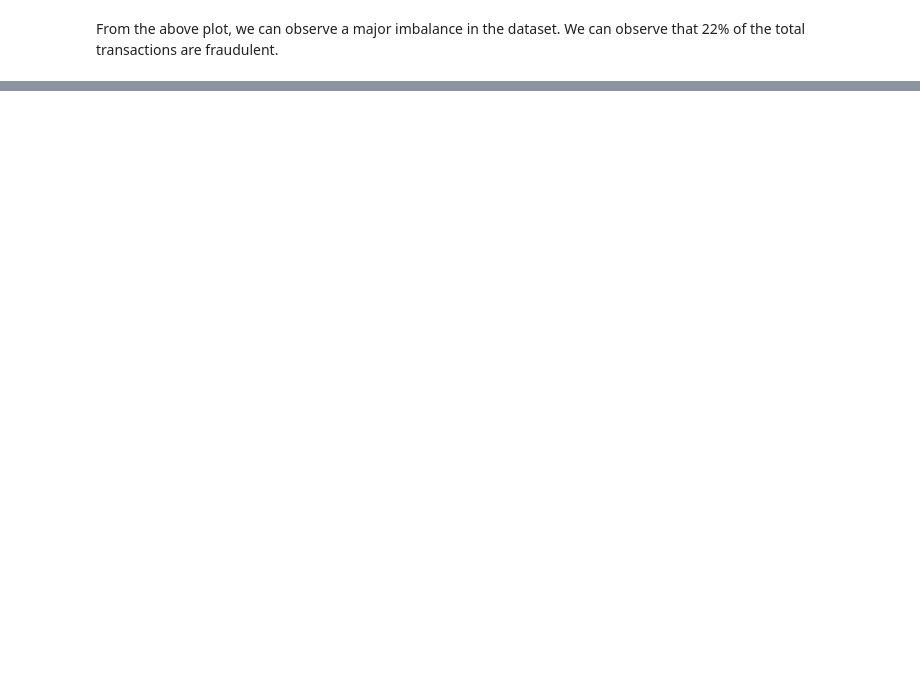
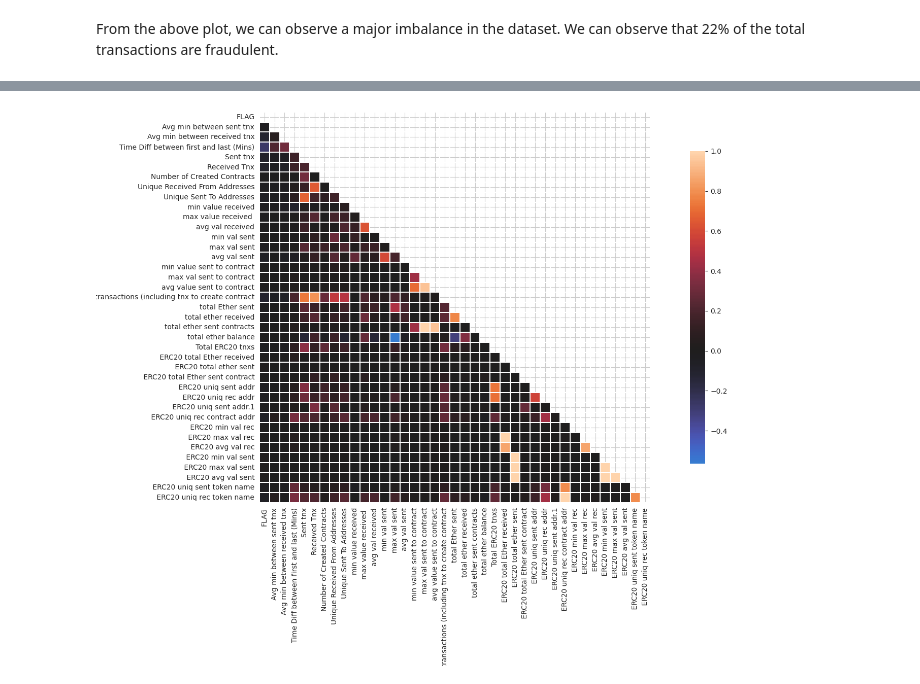
Before and after one commit to krypc-sharath2/EthAI, a Jupyter notebook: EthereumFraud.ipynb, the cells around one changed output, grey strips where cells are left out. Drawn from its saved outputs; the diff is of its cells as text; code cells hidden in the pictures; blank space fills up the shorter version.

```diff
--- a/EthereumFraud.ipynb
+++ b/EthereumFraud.ipynb
@@ -178,0 +295,10 @@ From the above plot, we can observe a major imbalance in the dataset. We can obs
+# %%
+# Drop the two categorical features
+eth_ds.drop(columns=categories , inplace=True)
+# %%
+#Null value treatment
+for col in eth_ds.columns:
+    if(eth_ds[col].isnull().sum()):
+        eth_ds[col].fillna(0,inplace=True)
+    else:
+        print("No Null")
@@ -178,0 +365,10 @@ From the above plot, we can observe a major imbalance in the dataset. We can obs
+# %%
+# Filtering the features with 0 variance
+no_var = eth_ds.var() == 0
+print(eth_ds.var()[no_var])
+print('\n')
+
+# Drop features with 0 variance --- these features will not help in the performance of the model
+eth_ds.drop(eth_ds.var()[no_var].index, axis = 1, inplace = True)
+print(eth_ds.var())
+print(eth_ds.shape)
@@ -178,0 +393,11 @@ From the above plot, we can observe a major imbalance in the dataset. We can obs
+# %%
+# Correlation Analysis
+corr = eth_ds.corr()
+
+mask = np.zeros_like(corr)
+mask[np.triu_indices_from(mask)]=True
+with sns.axes_style('whitegrid'):
+    fig, ax = plt.subplots(figsize=(20,10))
+    sns.heatmap(corr,  mask=mask, annot=False, center=0, linewidths=0.08, square=True,cbar_kws={"shrink": .8})
+# %% [output]
+[figure, added]
```
Also changed, not shown: parts of 43 cells of this notebook, 2 other files.
